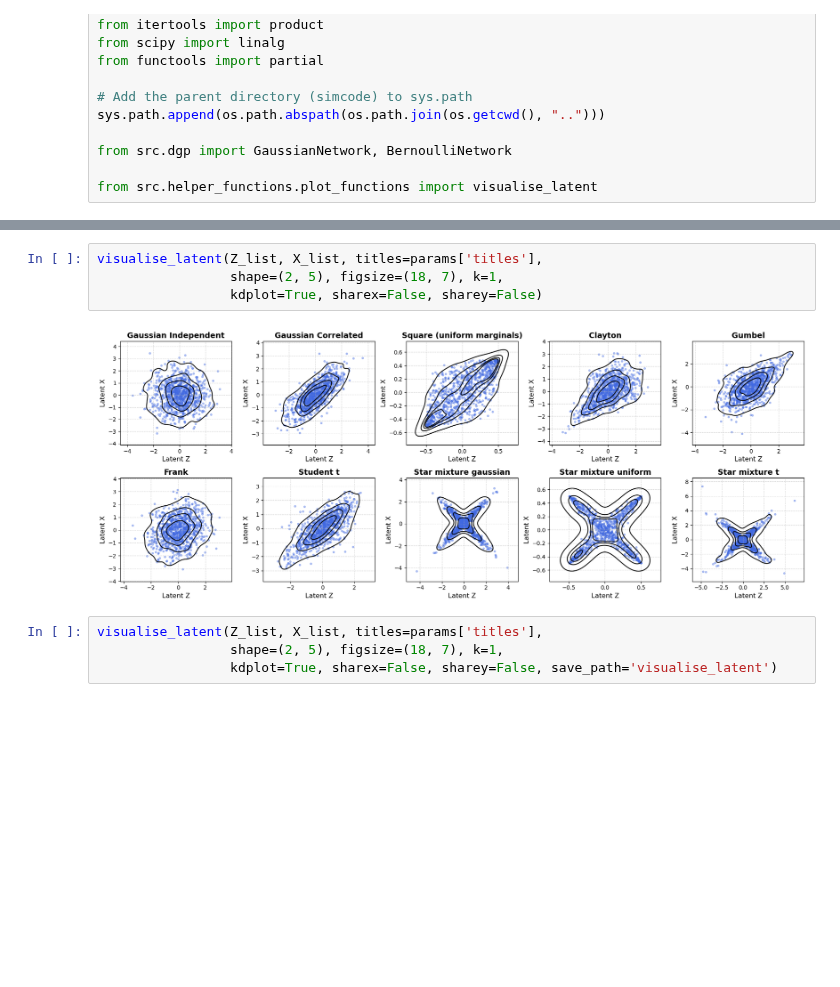
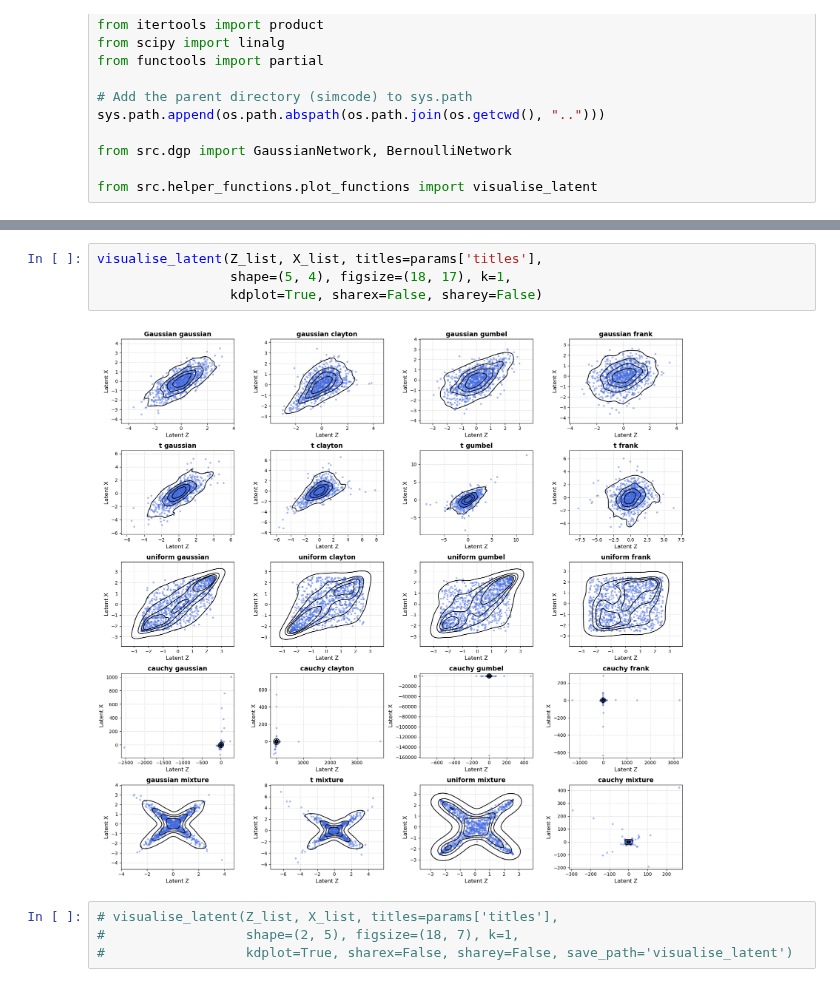
Before and after one commit to lorenzo-costa/testing-network-independence, a Jupyter notebook: notebooks/visualise_correlations.ipynb, the cells around one changed output, grey strips where cells are left out. Drawn from its saved outputs; the diff is of its cells as text; blank space fills up the shorter version.

```diff
--- a/notebooks/visualise_correlations.ipynb
+++ b/notebooks/visualise_correlations.ipynb
@@ -67,11 +75,11 @@ for (copula_type, marginals, weights, correlations, rho) in zip(params['copula_t
     Z_list.append(data['Z'])
 # %%
 visualise_latent(Z_list, X_list, titles=params['titles'],
-                 shape=(2, 5), figsize=(18, 7), k=1,
+                 shape=(5, 4), figsize=(18, 17), k=1,
                  kdplot=True, sharex=False, sharey=False)
 # %% [output]
-[figure, old version]
+[figure, new version]
 # %%
-visualise_latent(Z_list, X_list, titles=params['titles'],
-                 shape=(2, 5), figsize=(18, 7), k=1,
-                 kdplot=True, sharex=False, sharey=False, save_path='visualise_latent')
+# visualise_latent(Z_list, X_list, titles=params['titles'],
+#                  shape=(2, 5), figsize=(18, 7), k=1,
+#                  kdplot=True, sharex=False, sharey=False, save_path='visualise_latent')
```
Also changed, not shown: parts of 1 cell of this notebook, 2 other files.
